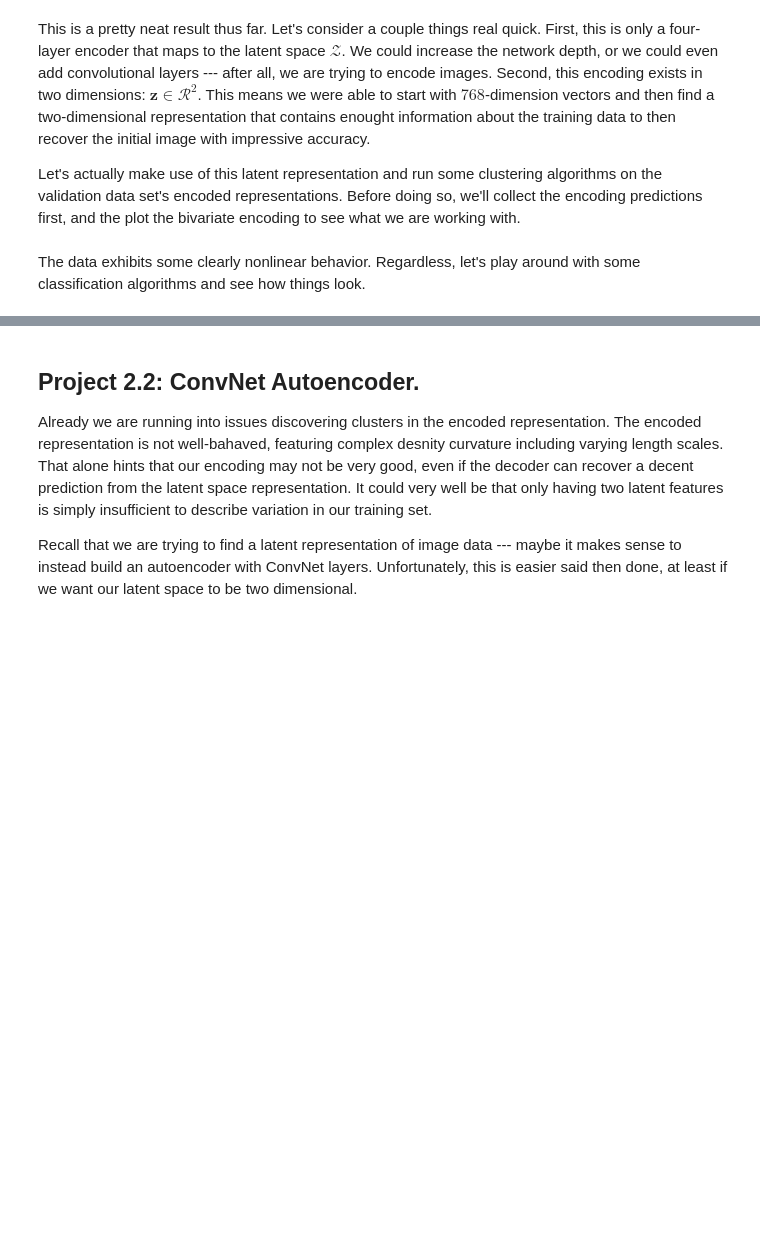
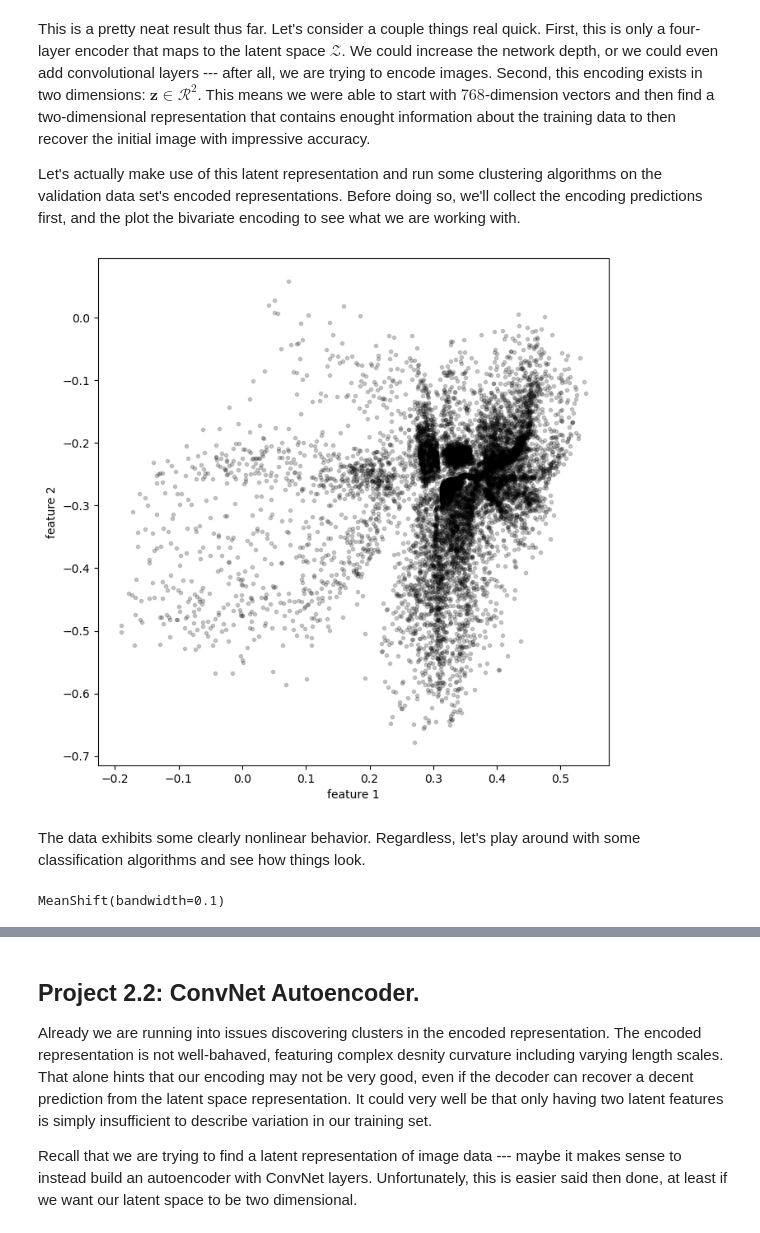
Before and after one commit to jhand1993/deeplearning_practice, a Jupyter notebook: image_encoders.ipynb, the cells around one changed output, grey strips where cells are left out. Cells and saved outputs as stored; diff of their text form; code cells hidden in the pictures; blank space fills up the shorter version.

```diff
--- a/image_encoders.ipynb
+++ b/image_encoders.ipynb
@@ -141,10 +146,12 @@ encodings = concat(encoding_batches).detach().cpu().numpy()
 labels = concat(labels_batches).detach().cpu().numpy()
 # %%
 # What does this 2D encoding look like?
-encoding_fig = ae_plots.plot_2Dencoding_predictions(
+encoding_fig = ae_plots.plot_2Dencoding(
     encodings, figsize=(8, 8), marker='.', color='black', alpha=0.2
 )
 plt.show()
+# %% [output]
+[figure, added]
 # %% [markdown]
 The data exhibits some clearly nonlinear behavior.  Regardless, let's play around with some classification algorithms and see how things look.
 # %%
@@ -160,8 +167,8 @@ km_model.fit(encodings)
 # Instantiate and fit a Spectral Clustering model with 10 clusters. This
 # algorithm is slower than k-means but does not assume densities are convex
 # or isotropic.
-sc_model = SpectralClustering(n_clusters=10, n_init=8)
-sc_model.fit(encodings)
+# sc_model = SpectralClustering(n_clusters=10, n_init=8)
+# sc_model.fit(encodings)
 
 # Instantiate and fit a DBSCAN model.  This algorithm is more unsupervised,
 # finding the label count from the data.
@@ -170,9 +177,11 @@ hds_model.fit(encodings)
 
 # Instantiate and fit a DBSCAN model.  This algorithm is more unsupervised,
 # finding the label count from the data.
-# bw = estimate_bandwidth(encodings, n_samples=500)
+bw = estimate_bandwidth(encodings, n_samples=500)
 ms_model = MeanShift(bandwidth=0.1)
 ms_model.fit(encodings)
+# %% [output]
+MeanShift(bandwidth=0.1)
 # %%
 # Let's plot the different clustering algorithm results.
 km_fig = ae_plots.plot_2Dencodings_withclusters(
```
Also changed, not shown: parts of 5 cells of this notebook, 1 other file.
